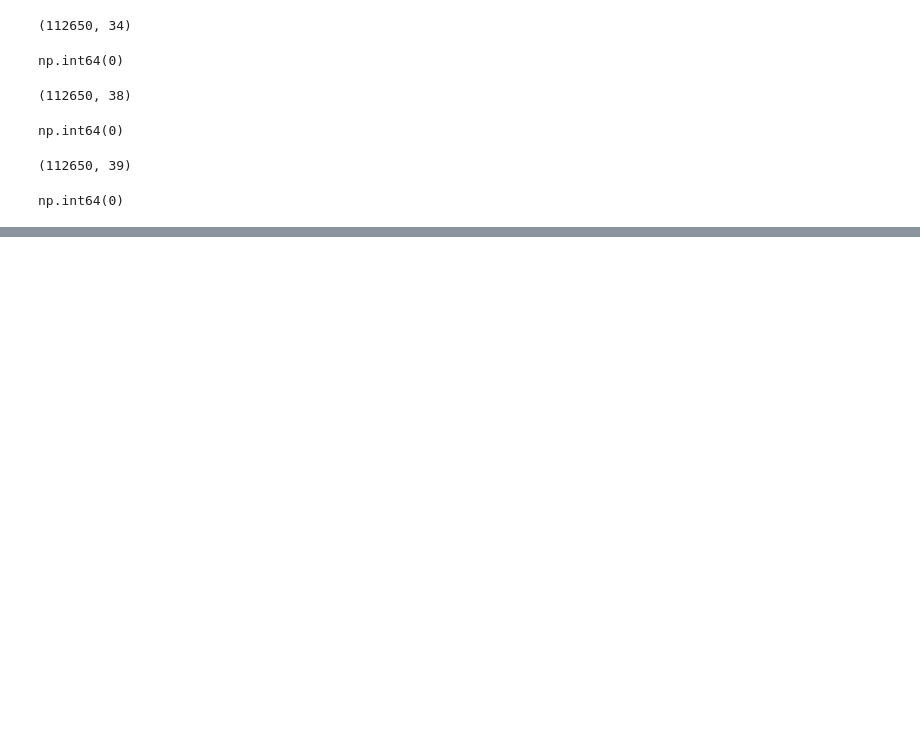
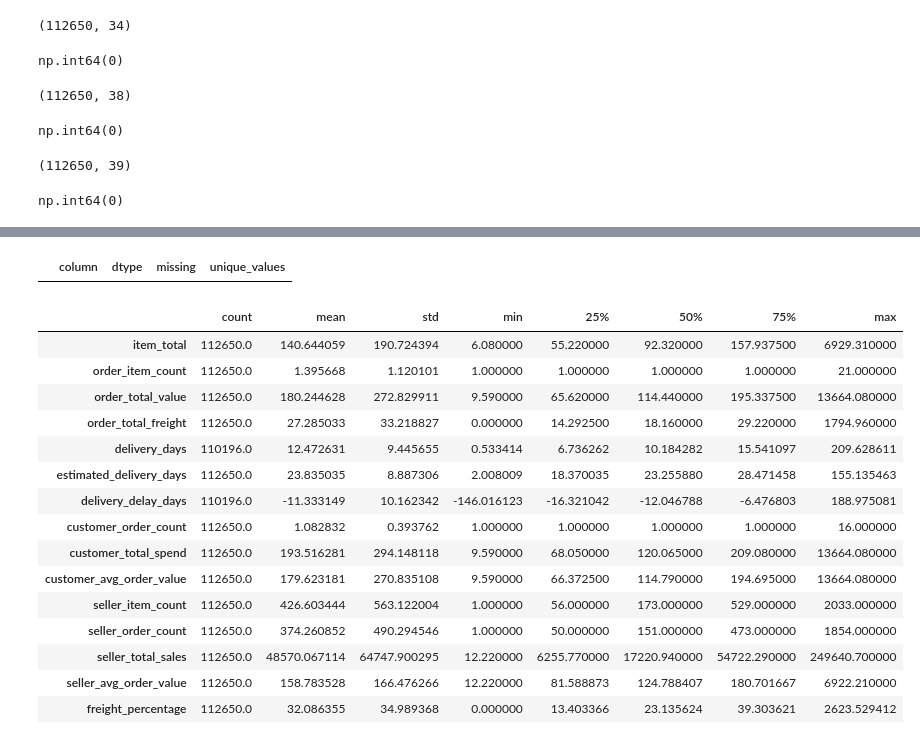
Before and after one commit to unkwondriver-08/Ecommerce-Data-Pipeline, a Jupyter notebook: Notebooks/03_data_universal_loading.ipynb, the cells around one changed output, grey strips where cells are left out. Cells and saved outputs as stored; diff of their text form; code cells hidden in the pictures; blank space fills up the shorter version.

```diff
--- a/Notebooks/03_data_universal_loading.ipynb
+++ b/Notebooks/03_data_universal_loading.ipynb
@@ -537,0 +983,18 @@ np.int64(0)
+# %%
+item_analysis["customer_avg_order_value"] = (
+    item_analysis["customer_total_spend"]
+    / item_analysis["customer_order_count"]
+)
+# %%
+item_analysis["seller_avg_order_value"] = (
+    item_analysis["seller_total_sales"]
+    / item_analysis["seller_order_count"]
+)
+# %%
+item_analysis["order_year"] = (
+    item_analysis["order_purchase_timestamp"].dt.year
+)
+# %%
+item_analysis["order_month"] = (
+    item_analysis["order_purchase_timestamp"].dt.month
+)
@@ -537,0 +1113,41 @@ np.int64(0)
+# %%
+feature_audit[
+    feature_audit["unique_values"] <= 1
+]
+# %% [output]
+|  | column | dtype | missing | unique_values |
+# %%
+item_analysis[[
+    "item_total",
+    "order_item_count",
+    "order_total_value",
+    "order_total_freight",
+    "delivery_days",
+    "estimated_delivery_days",
+    "delivery_delay_days",
+    "customer_order_count",
+    "customer_total_spend",
+    "customer_avg_order_value",
+    "seller_item_count",
+    "seller_order_count",
+    "seller_total_sales",
+    "seller_avg_order_value",
+    "freight_percentage"
+]].describe().T
+# %% [output]
+|  | count | mean | std | min | 25% | 50% | 75% | max |
+| item_total | 112650.0 | 140.644059 | 190.724394 | 6.080000 | 55.220000 | 92.320000 | 157.937500 | 6929.310000 |
+| order_item_count | 112650.0 | 1.395668 | 1.120101 | 1.000000 | 1.000000 | 1.000000 | 1.000000 | 21.000000 |
+| order_total_value | 112650.0 | 180.244628 | 272.829911 | 9.590000 | 65.620000 | 114.440000 | 195.337500 | 13664.080000 |
+| order_total_freight | 112650.0 | 27.285033 | 33.218827 | 0.000000 | 14.292500 | 18.160000 | 29.220000 | 1794.960000 |
+| delivery_days | 110196.0 | 12.472631 | 9.445655 | 0.533414 | 6.736262 | 10.184282 | 15.541097 | 209.628611 |
+| estimated_delivery_days | 112650.0 | 23.835035 | 8.887306 | 2.008009 | 18.370035 | 23.255880 | 28.471458 | 155.135463 |
+| delivery_delay_days | 110196.0 | -11.333149 | 10.162342 | -146.016123 | -16.321042 | -12.046788 | -6.476803 | 188.975081 |
+| customer_order_count | 112650.0 | 1.082832 | 0.393762 | 1.000000 | 1.000000 | 1.000000 | 1.000000 | 16.000000 |
+| customer_total_spend | 112650.0 | 193.516281 | 294.148118 | 9.590000 | 68.050000 | 120.065000 | 209.080000 | 13664.080000 |
+| customer_avg_order_value | 112650.0 | 179.623181 | 270.835108 | 9.590000 | 66.372500 | 114.790000 | 194.695000 | 13664.080000 |
+| seller_item_count | 112650.0 | 426.603444 | 563.122004 | 1.000000 | 56.000000 | 173.000000 | 529.000000 | 2033.000000 |
+| seller_order_count | 112650.0 | 374.260852 | 490.294546 | 1.000000 | 50.000000 | 151.000000 | 473.000000 | 1854.000000 |
+| seller_total_sales | 112650.0 | 48570.067114 | 64747.900295 | 12.220000 | 6255.770000 | 17220.940000 | 54722.290000 | 249640.700000 |
+| seller_avg_order_value | 112650.0 | 158.783528 | 166.476266 | 12.220000 | 81.588873 | 124.788407 | 180.701667 | 6922.210000 |
+| freight_percentage | 112650.0 | 32.086355 | 34.989368 | 0.000000 | 13.403366 | 23.135624 | 39.303621 | 2623.529412 |
```
Also changed, not shown: parts of 70 cells of this notebook, 3 other files.
